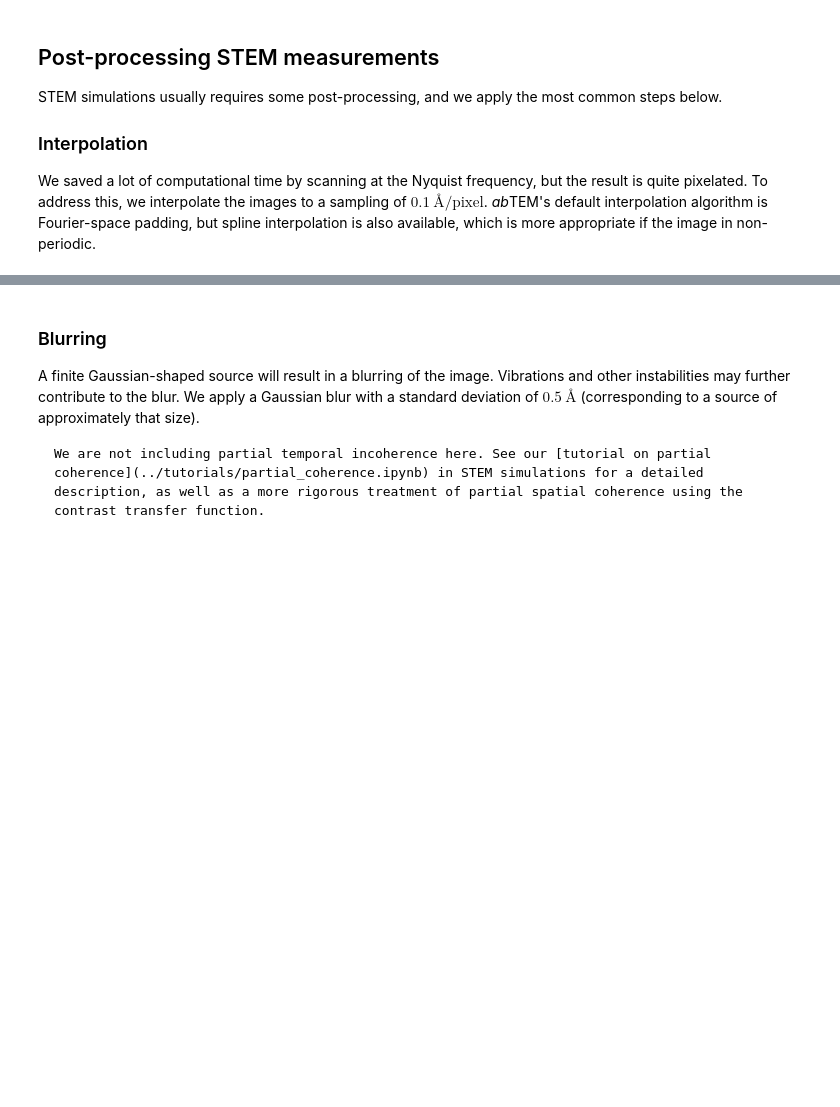
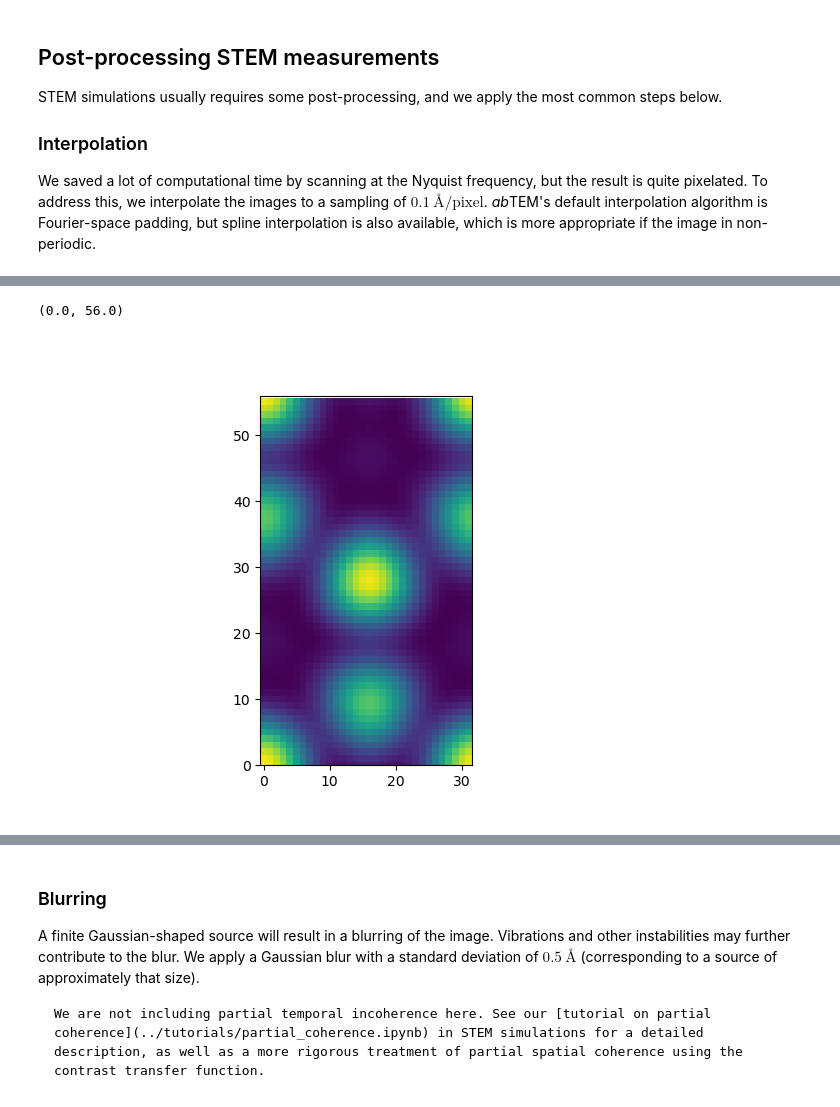
Before and after one commit to gduscher/MLSTEM2025, a Jupyter notebook: Day2/4_iDPC.ipynb, the cells around one changed output, grey strips where cells are left out. Saved outputs shown, nothing was run; the diff lists cells and outputs as text; code cells hidden in the pictures; blank space fills up the shorter version.

```diff
--- a/Day2/4_iDPC.ipynb
+++ b/Day2/4_iDPC.ipynb
@@ -227,0 +217,11 @@ visualization = interpolated_measurement.show(explode=True, cbar=True, figsize=(
+# %%
+image  = np.array(interpolated_measurement[0].to_data_array())
+
+image = image.max()-image
+
+plt.figure()
+plt.imshow(image.T )
+plt.ylim(0, image.shape[1])
+# %% [output]
+(0.0, 56.0)
+[figure, added]
```
Also changed, not shown: parts of 19 cells of this notebook, 7 other files.
